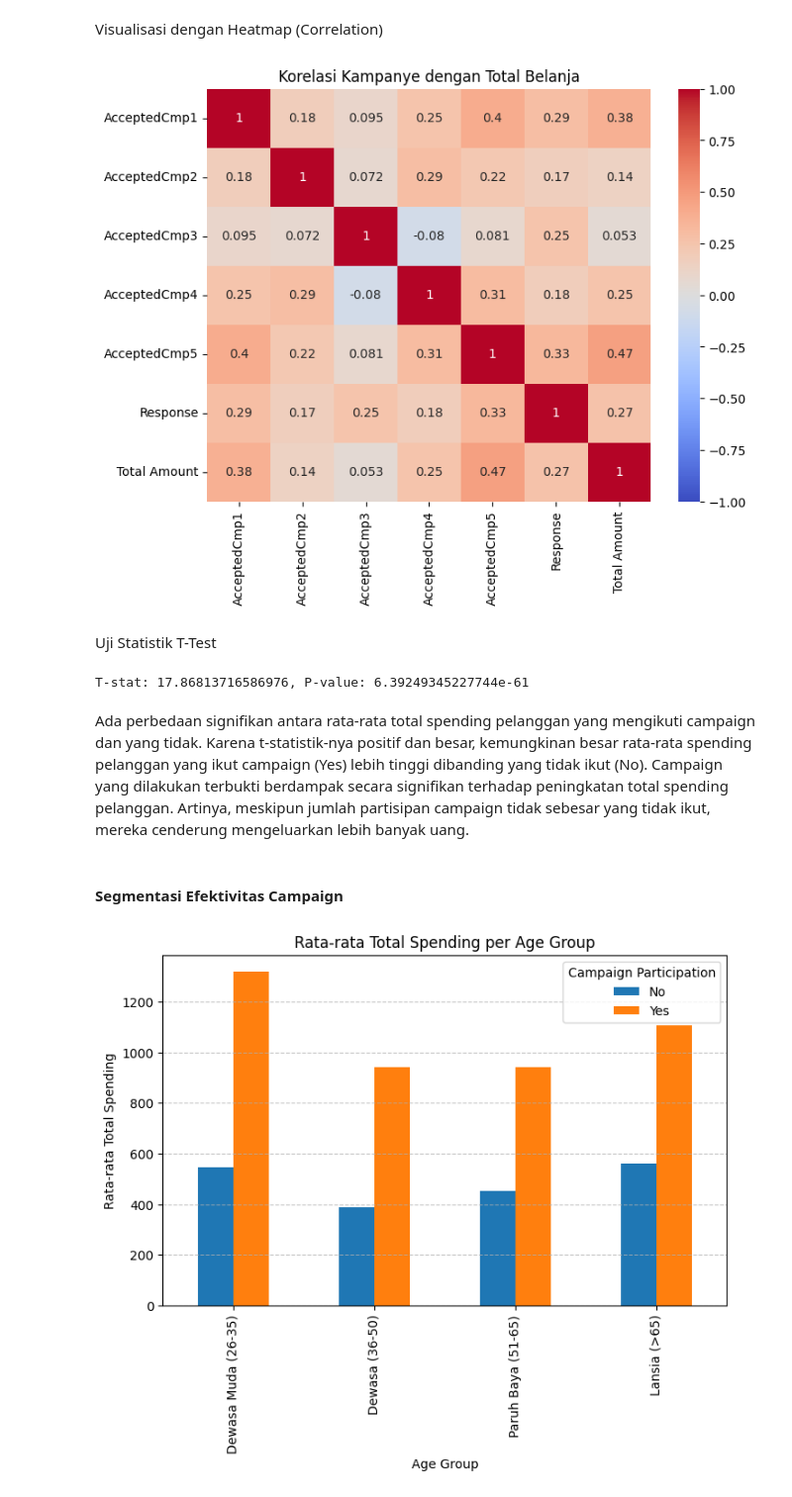
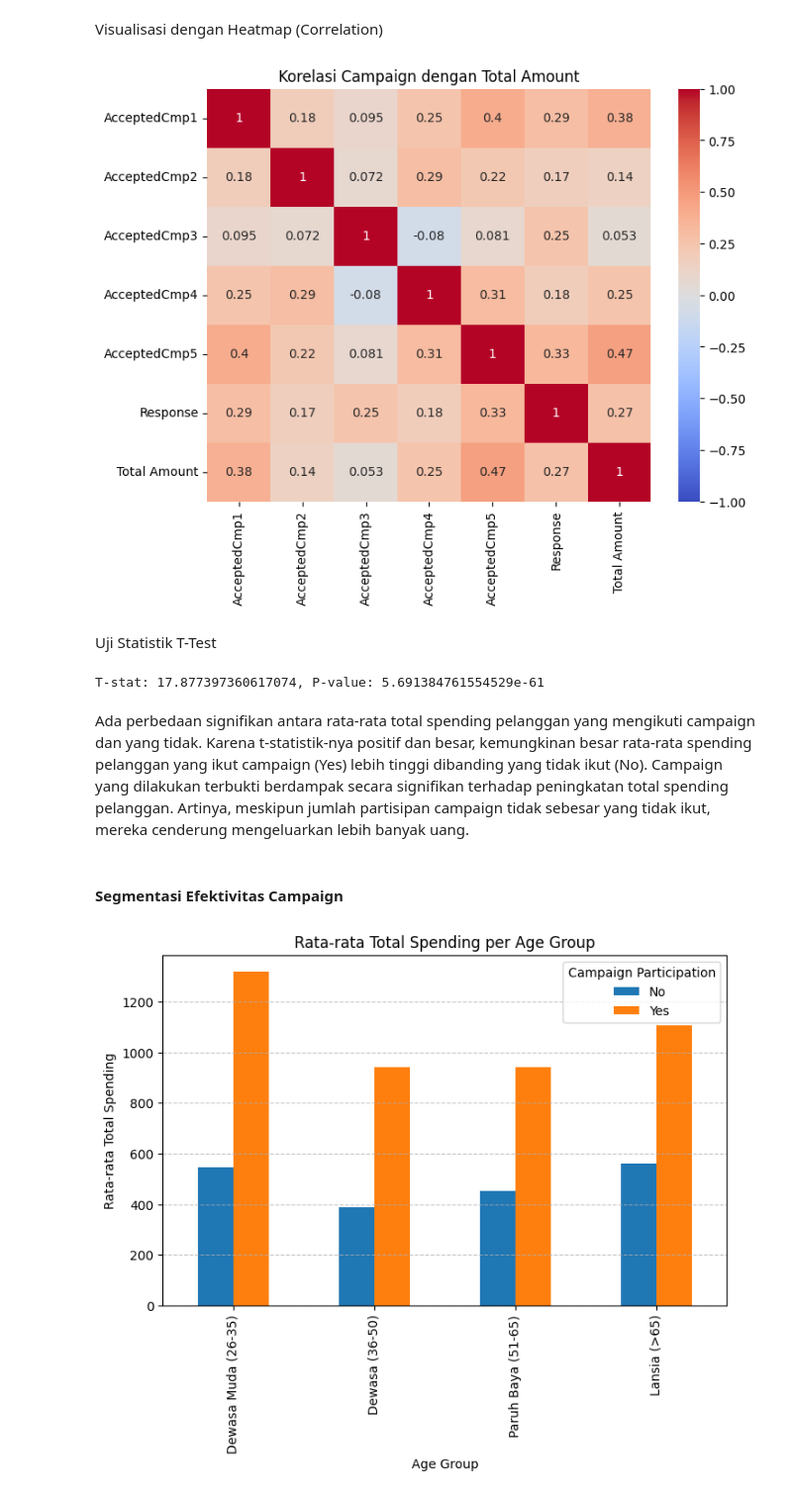
Before and after one commit to VanessaAlxndra/Capstone-Project-Module-2, a Jupyter notebook: 014_Capstone Project Module 2_Vanessa Alexandra.ipynb, the cells around one changed output. Shown: that part at 99% size. Drawn from its saved outputs; the diff is of its cells as text; code cells hidden in the pictures.

```diff
--- a/014_Capstone Project Module 2_Vanessa Alexandra.ipynb
+++ b/014_Capstone Project Module 2_Vanessa Alexandra.ipynb
@@ -230,3 +231,0 @@ Berdasarkan histogram di atas, dapat dilihat bahwa data Income tidak berdistribu
-# %%
-df['Income'] = df.groupby(['Year_Birth','Marital_Status','Education', 'Kidhome', 'Teenhome'])['Income'].transform(lambda x: x.fillna(x.median()))
-df
@@ -323,4 +308,4 @@ array(['Single', 'In Relationship'], dtype=object)
 # %%
-df.drop(columns=['Z_Revenue', 'Z_CostContact'], inplace=True)
+df.drop(columns=['Income','Z_Revenue', 'Z_CostContact'], inplace=True)
 df
 # %% [output]
@@ -478,10 +457,3 @@ display(df.describe(), df.describe(include='object'))
 | unique | 4 | 2 | 2 |
 | top | Bachelor | In Relationship | No |
 | freq | 1127 | 1443 | 1629 |
-# %%
-outlier_income = df["Income"].max()
-df = df[df["Income"] != outlier_income]
-
-sns.boxplot(x=df['Income'])
-plt.title('Income Boxplot', size=15)
-plt.show()
@@ -589,10 +546,10 @@ Visualisasi dengan Heatmap (Correlation)
 # %%
 campaign_cols = ['AcceptedCmp1', 'AcceptedCmp2', 'AcceptedCmp3', 'AcceptedCmp4', 'AcceptedCmp5', 'Response', 'Total Amount']
 corr_matrix_campaign = df[campaign_cols].corr()
 
 plt.figure(figsize=(8,6))
 sns.heatmap(corr_matrix_campaign, annot=True, cmap="coolwarm", vmin=-1, vmax=1)
-plt.title("Korelasi Kampanye dengan Total Belanja")
+plt.title("Korelasi Campaign dengan Total Amount")
 plt.show()
 # %% [output]
-[figure, old version]
+[figure, new version]
@@ -605,11 +568,11 @@ no = df[df['Campaign Participation'] == 'No']['Total Amount']
 t_stat, p_val = ttest_ind(yes, no, equal_var=False)
 print(f"T-stat: {t_stat}, P-value: {p_val}")
 # %% [output]
-T-stat: 17.86813716586976, P-value: 6.39249345227744e-61
+T-stat: 17.877397360617074, P-value: 5.691384761554529e-61
 # %% [markdown]
 Ada perbedaan signifikan antara rata-rata total spending pelanggan yang mengikuti campaign dan yang tidak. Karena t-statistik-nya positif dan besar, kemungkinan besar rata-rata spending pelanggan yang ikut campaign (Yes) lebih tinggi dibanding yang tidak ikut (No). Campaign yang dilakukan terbukti berdampak secara signifikan terhadap peningkatan total spending pelanggan. Artinya, meskipun jumlah partisipan campaign tidak sebesar yang tidak ikut, mereka cenderung mengeluarkan lebih banyak uang.
 # %% [markdown]
-#### Segmentasi Efektivitas Campaign
+#### **Segmentasi Efektivitas Campaign**
 # %%
 age_group_means = df.groupby(['Age Group', 'Campaign Participation'])['Total Amount'].mean().unstack()
 age_group_means.plot(kind='bar', figsize=(8, 5))
```
Also changed, not shown: parts of 34 cells of this notebook.
